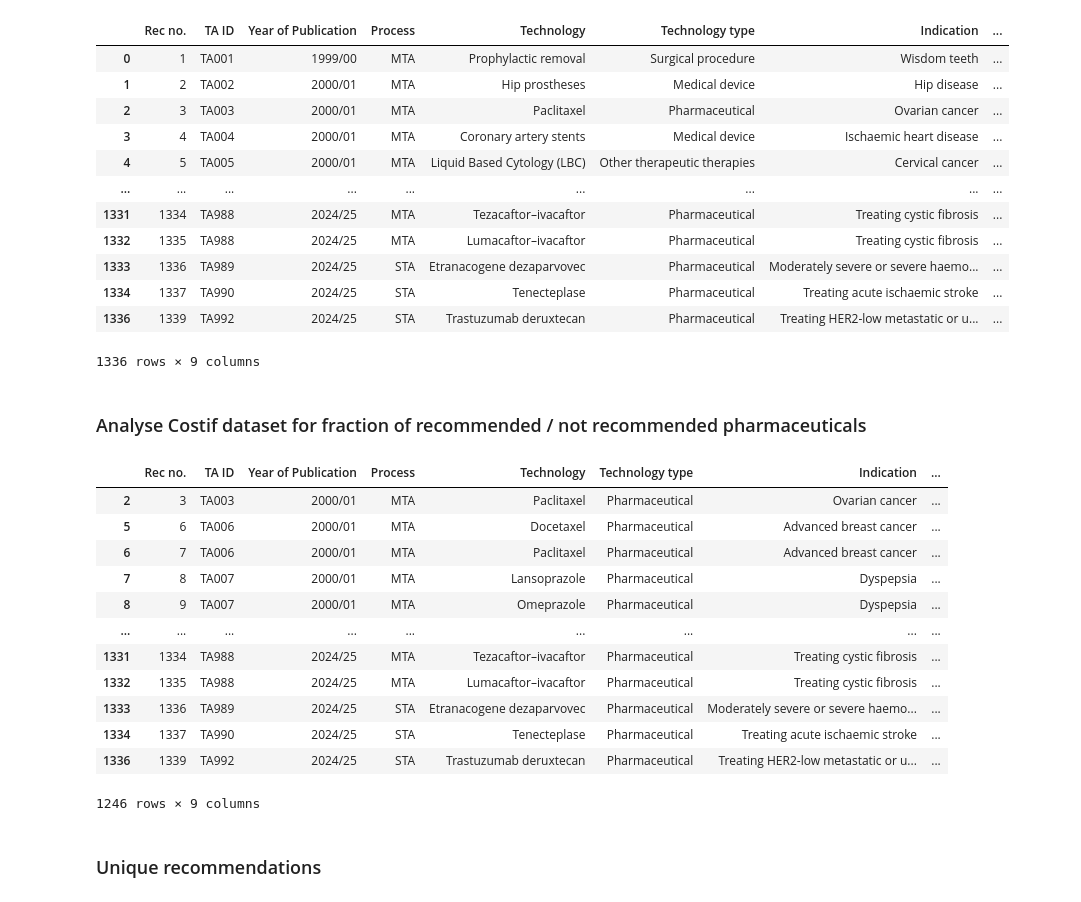
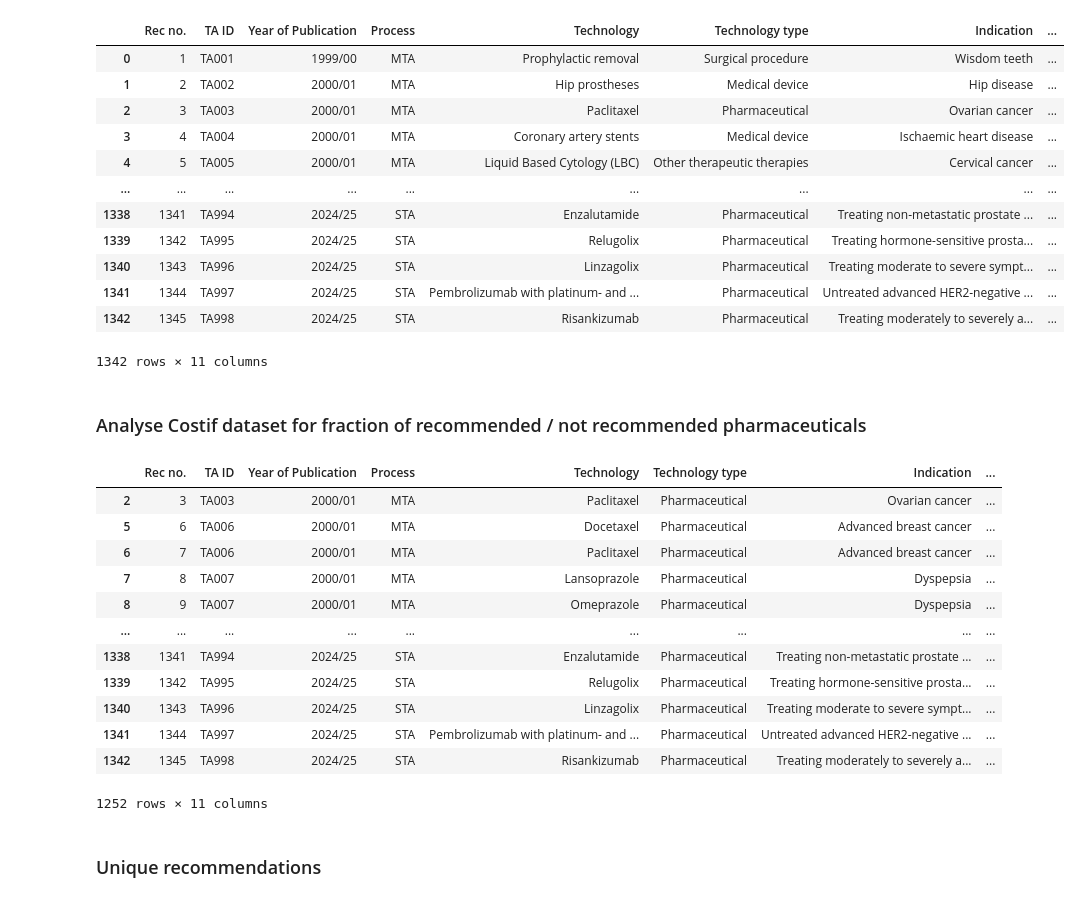
Before and after one commit to DavAug/nice, a Jupyter notebook: analysis_all_nice_data.ipynb, the cells around one changed output. Drawn from its saved outputs; the diff is of its cells as text; code cells hidden in the pictures.

```diff
--- a/analysis_all_nice_data.ipynb
+++ b/analysis_all_nice_data.ipynb
@@ -1,27 +1,27 @@
 # %%
 import pandas as pd
 
-data = pd.read_excel('TA-recommendations-2.xlsx')
+data = pd.read_excel('TA-recommendations-3.xlsx')
 
 # Remove the 0 category drugs
 mask = data['Categorisation (for specific recommendation)'] != 0
 data = data[mask]
 
 data
 # %% [output]
 |  | Rec no. | TA ID | Year of Publication | Process | Technology | Technology type | Indication | ... |
 | 0 | 1 | TA001 | 1999/00 | MTA | Prophylactic removal | Surgical procedure | Wisdom teeth | ... |
 | 1 | 2 | TA002 | 2000/01 | MTA | Hip prostheses | Medical device | Hip disease | ... |
 | 2 | 3 | TA003 | 2000/01 | MTA | Paclitaxel | Pharmaceutical | Ovarian cancer | ... |
 | 3 | 4 | TA004 | 2000/01 | MTA | Coronary artery stents | Medical device | Ischaemic heart disease | ... |
 | 4 | 5 | TA005 | 2000/01 | MTA | Liquid Based Cytology (LBC) | Other therapeutic therapies | Cervical cancer | ... |
 | ... | ... | ... | ... | ... | ... | ... | ... | ... |
-| 1331 | 1334 | TA988 | 2024/25 | MTA | Tezacaftor–ivacaftor | Pharmaceutical | Treating cystic fibrosis | ... |
-| 1332 | 1335 | TA988 | 2024/25 | MTA | Lumacaftor–ivacaftor | Pharmaceutical | Treating cystic fibrosis | ... |
-| 1333 | 1336 | TA989 | 2024/25 | STA | Etranacogene dezaparvovec | Pharmaceutical | Moderately severe or severe haemo... | ... |
-| 1334 | 1337 | TA990 | 2024/25 | STA | Tenecteplase | Pharmaceutical | Treating acute ischaemic stroke | ... |
-| 1336 | 1339 | TA992 | 2024/25 | STA | Trastuzumab deruxtecan | Pharmaceutical | Treating HER2-low metastatic or u... | ... |
+| 1338 | 1341 | TA994 | 2024/25 | STA | Enzalutamide | Pharmaceutical | Treating non-metastatic prostate ... | ... |
+| 1339 | 1342 | TA995 | 2024/25 | STA | Relugolix | Pharmaceutical | Treating hormone-sensitive prosta... | ... |
+| 1340 | 1343 | TA996 | 2024/25 | STA | Linzagolix | Pharmaceutical | Treating moderate to severe sympt... | ... |
+| 1341 | 1344 | TA997 | 2024/25 | STA | Pembrolizumab with platinum- and ... | Pharmaceutical | Untreated advanced HER2-negative ... | ... |
+| 1342 | 1345 | TA998 | 2024/25 | STA | Risankizumab | Pharmaceutical | Treating moderately to severely a... | ... |
-1336 rows × 9 columns
+1342 rows × 11 columns
 # %% [markdown]
 ### Analyse Costif dataset for fraction of recommended / not recommended pharmaceuticals
 # %%
@@ -36,12 +36,12 @@ data_pharm
 | 7 | 8 | TA007 | 2000/01 | MTA | Lansoprazole | Pharmaceutical | Dyspepsia | ... |
 | 8 | 9 | TA007 | 2000/01 | MTA | Omeprazole | Pharmaceutical | Dyspepsia | ... |
 | ... | ... | ... | ... | ... | ... | ... | ... | ... |
-| 1331 | 1334 | TA988 | 2024/25 | MTA | Tezacaftor–ivacaftor | Pharmaceutical | Treating cystic fibrosis | ... |
-| 1332 | 1335 | TA988 | 2024/25 | MTA | Lumacaftor–ivacaftor | Pharmaceutical | Treating cystic fibrosis | ... |
-| 1333 | 1336 | TA989 | 2024/25 | STA | Etranacogene dezaparvovec | Pharmaceutical | Moderately severe or severe haemo... | ... |
-| 1334 | 1337 | TA990 | 2024/25 | STA | Tenecteplase | Pharmaceutical | Treating acute ischaemic stroke | ... |
-| 1336 | 1339 | TA992 | 2024/25 | STA | Trastuzumab deruxtecan | Pharmaceutical | Treating HER2-low metastatic or u... | ... |
+| 1338 | 1341 | TA994 | 2024/25 | STA | Enzalutamide | Pharmaceutical | Treating non-metastatic prostate ... | ... |
+| 1339 | 1342 | TA995 | 2024/25 | STA | Relugolix | Pharmaceutical | Treating hormone-sensitive prosta... | ... |
+| 1340 | 1343 | TA996 | 2024/25 | STA | Linzagolix | Pharmaceutical | Treating moderate to severe sympt... | ... |
+| 1341 | 1344 | TA997 | 2024/25 | STA | Pembrolizumab with platinum- and ... | Pharmaceutical | Untreated advanced HER2-negative ... | ... |
+| 1342 | 1345 | TA998 | 2024/25 | STA | Risankizumab | Pharmaceutical | Treating moderately to severely a... | ... |
-1246 rows × 9 columns
+1252 rows × 11 columns
 # %% [markdown]
 ### Unique recommendations
 # %%
```
Also changed, not shown: parts of 2 cells of this notebook, 3 other files.
